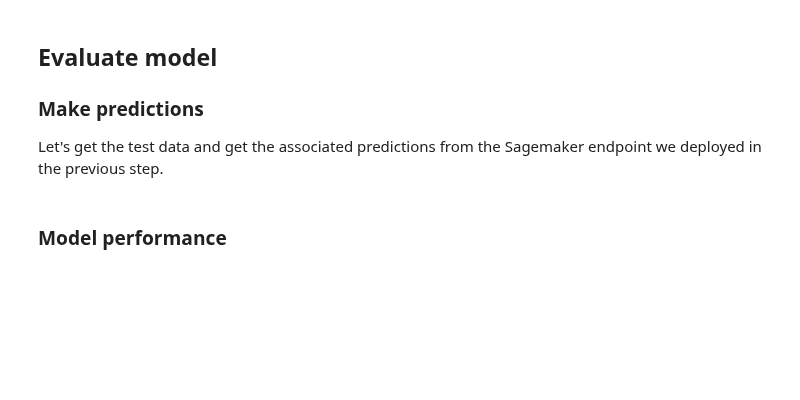
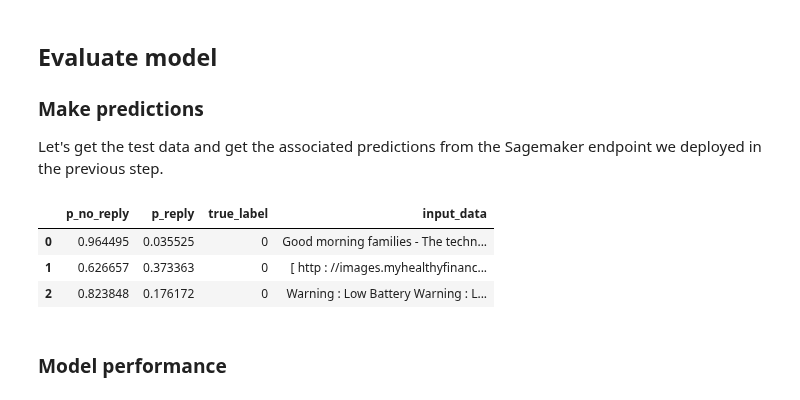
Before and after one commit to tloeber/email-classification, a Jupyter notebook: 2-blazing-text-model-training.ipynb, the cells around one changed output. Saved outputs shown, nothing was run; the diff lists cells and outputs as text; code cells hidden in the pictures; blank space fills up the shorter version.

```diff
--- a/2-blazing-text-model-training.ipynb
+++ b/2-blazing-text-model-training.ipynb
@@ -217,2 +257,52 @@ p_no_reply.describe()
+# %%
+def retrieve_batch_predictions() -> pd.DataFrame:
+    ## Todo: Use pydantic to guard against any schema change due to sagemaker
+    ## version update (and to increase readability).
+    ## Compare performance impact though.
+
+    # Download predictions from s3
+    local_path = 'data/predictions.json'
+    s3_client.download_file(
+        BUCKET,
+        Key='predict-batch/model-input.jsonl.out',
+        Filename=local_path,
+    )
+
+    # Read each row, convert to dict, then get fields needed
+    prediction_rows = []
+    with open(local_path, 'r') as file:
+        # Keep reading next line until we hit end of file
+        while True:
+            line = file.readline()
+            if line == '':
+                logger.info('Finished reading file.')
+                break
+            else:
+                row_dict = json.loads(line)
+
+                probabilities = row_dict['SageMakerOutput']['prob']
+                labels = row_dict['SageMakerOutput']['label']
+                input_data = row_dict['source']
+                true_label = row_dict['label']
+
+                row = pd.Series(
+                    probabilities + [true_label, input_data],
+                    index=labels + ['true_label', 'input_data']
+                )
+                prediction_rows.append(row)
+
+    # Once we have all rows, combine into DataFrame
+    predictions = pd.DataFrame(prediction_rows)
+    # Improve column names
+    predictions.columns = predictions.columns.str.replace('__label__', 'p_')
+    return predictions
+
+predictions = retrieve_batch_predictions()
+predictions.head(3)
+# %% [output]
+|  | p_no_reply | p_reply | true_label | input_data |
+| 0 | 0.964495 | 0.035525 | 0 | Good morning families - The techn... |
+| 1 | 0.626657 | 0.373363 | 0 | [ http : //images.myhealthyfinanc... |
+| 2 | 0.823848 | 0.176172 | 0 | Warning : Low Battery Warning : L... |
 # %% [markdown]
 ### Model performance
```
Also changed, not shown: parts of 23 cells of this notebook, 1 other file.
